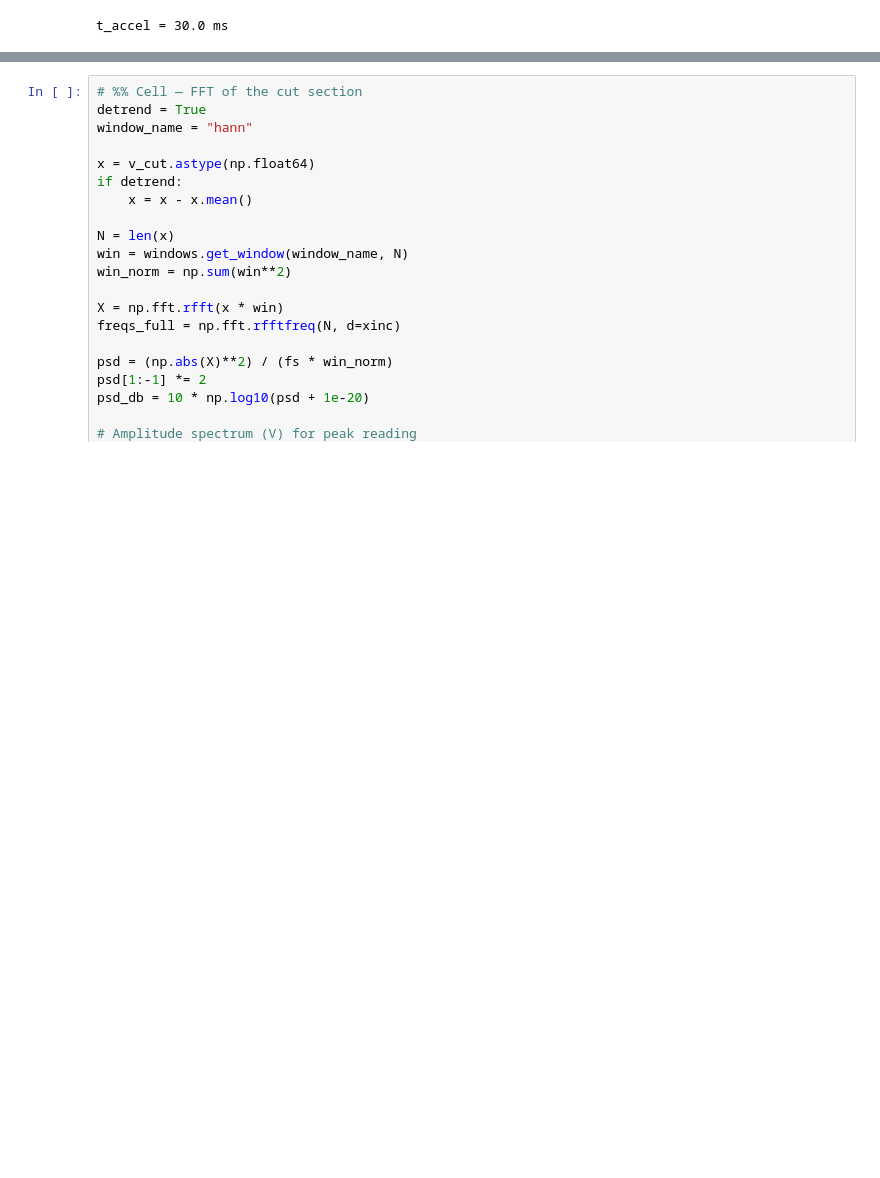
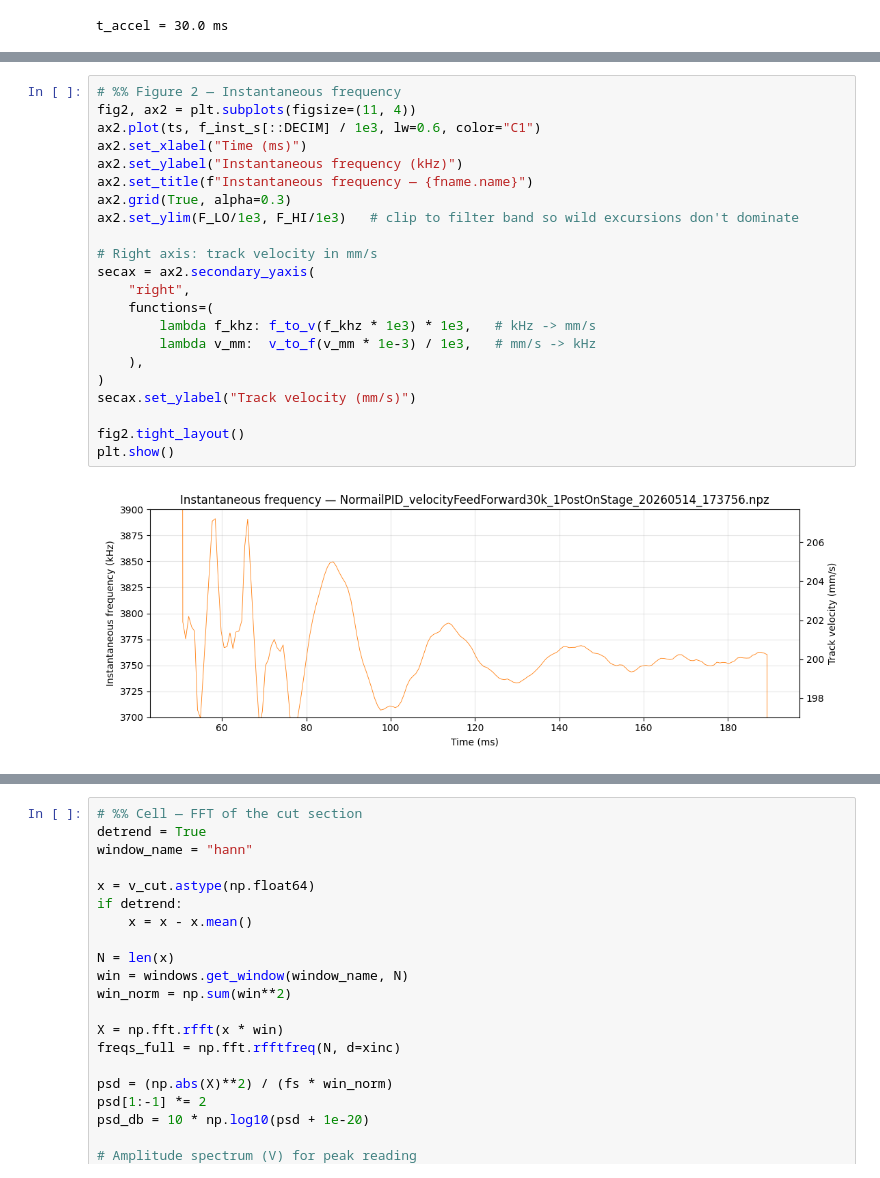
Before and after one commit to josephmlev/eedm_jml, a Jupyter notebook: daqAnalysisAndExperiments/launch/measureTrackVelocityBeatNote/beatNoteAnalysis.ipynb, the cells around one changed output, grey strips where cells are left out. Drawn from its saved outputs; the diff is of its cells as text; blank space fills up the shorter version.

```diff
--- a/daqAnalysisAndExperiments/launch/measureTrackVelocityBeatNote/beatNoteAnalysis.ipynb
+++ b/daqAnalysisAndExperiments/launch/measureTrackVelocityBeatNote/beatNoteAnalysis.ipynb
@@ -154,0 +209,24 @@ Segment duration: 0.100 ms,  freq resolution: 10000.0 Hz
+# %%
+# %% Figure 2 — Instantaneous frequency
+fig2, ax2 = plt.subplots(figsize=(11, 4))
+ax2.plot(ts, f_inst_s[::DECIM] / 1e3, lw=0.6, color="C1")
+ax2.set_xlabel("Time (ms)")
+ax2.set_ylabel("Instantaneous frequency (kHz)")
+ax2.set_title(f"Instantaneous frequency — {fname.name}")
+ax2.grid(True, alpha=0.3)
+ax2.set_ylim(F_LO/1e3, F_HI/1e3)   # clip to filter band so wild excursions don't dominate
+
+# Right axis: track velocity in mm/s
+secax = ax2.secondary_yaxis(
+    "right",
+    functions=(
+        lambda f_khz: f_to_v(f_khz * 1e3) * 1e3,   # kHz -> mm/s
+        lambda v_mm:  v_to_f(v_mm * 1e-3) / 1e3,   # mm/s -> kHz
+    ),
+)
+secax.set_ylabel("Track velocity (mm/s)")
+
+fig2.tight_layout()
+plt.show()
+# %% [output]
+[figure, added]
```
Also changed, not shown: parts of 8 cells of this notebook.
